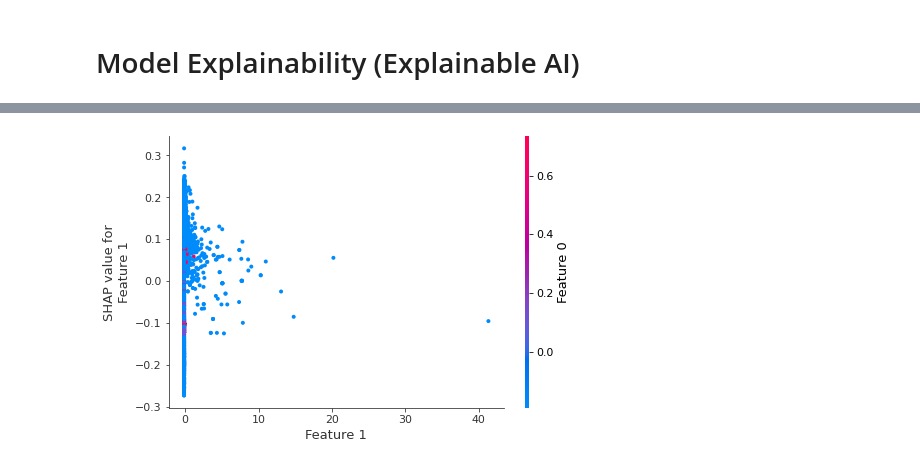
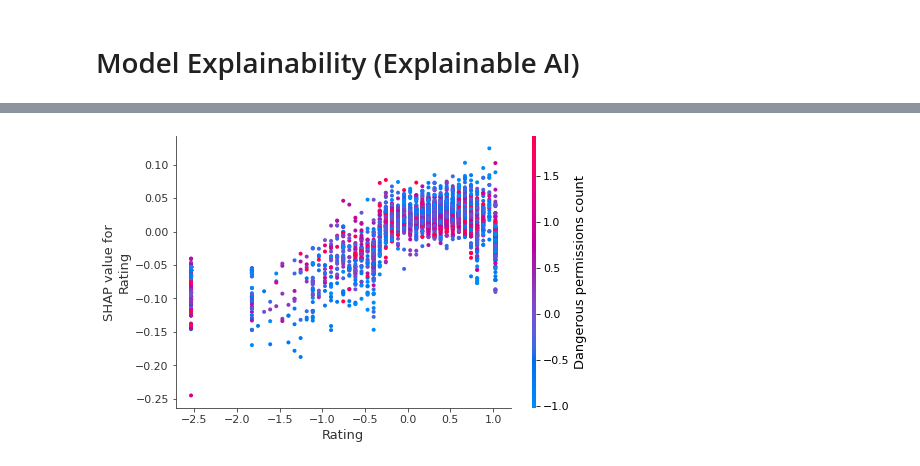
Before and after one commit to nalymugwe/The-MLC-Projects, a Jupyter notebook: Android_Malware_Detection.ipynb, the cells around one changed output, grey strips where cells are left out. Cells and saved outputs as stored; diff of their text form; code cells hidden in the pictures.

```diff
--- a/Android_Malware_Detection.ipynb
+++ b/Android_Malware_Detection.ipynb
@@ -434,4 +453,4 @@ shap.dependence_plot("Feature 0", shap_values[0], X_test)
 # %%
-shap.dependence_plot("Feature 1", shap_values[0], X_test)
+shap.dependence_plot("Rating", shap_values[0], X_test, feature_names=features)
 # %% [output]
-[figure, old version]
+[figure, new version]
```
Also changed, not shown: parts of 17 cells of this notebook.
